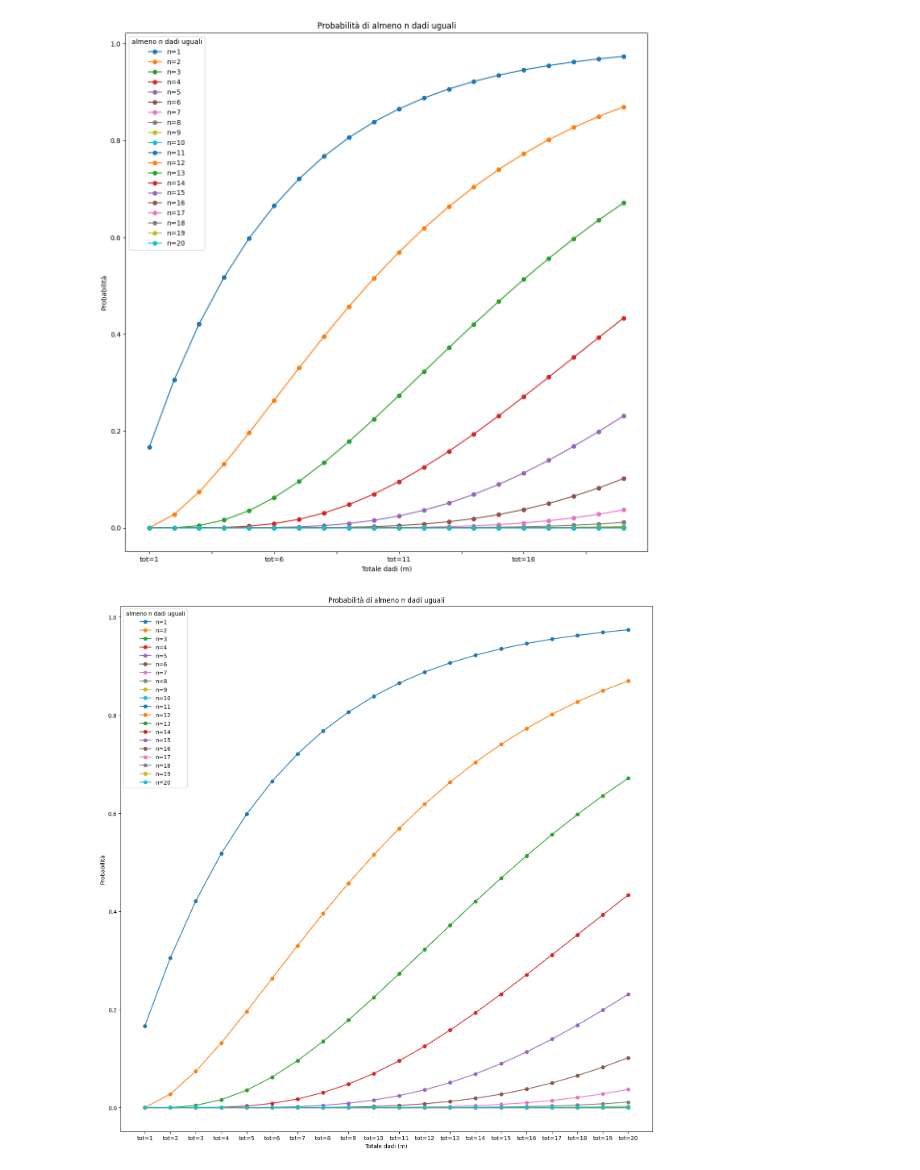
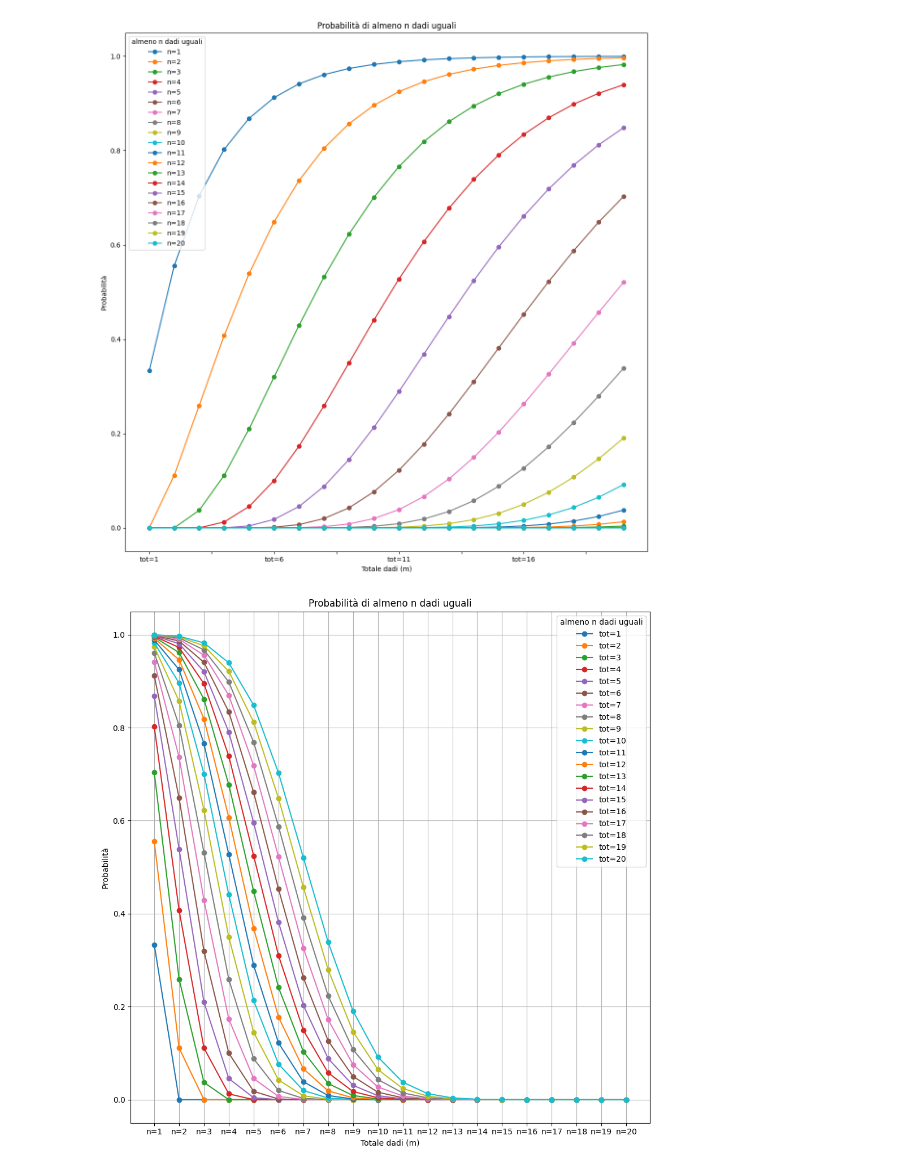
Before and after one commit to MatteoSpoladore/Dadi-perudo, a Jupyter notebook: grafico.ipynb, the cells around one changed output. Saved outputs shown, nothing was run; the diff lists cells and outputs as text; code cells hidden in the pictures.

Commit message:
Update grafico.ipynb and add probability PDFs

```diff
--- a/grafico.ipynb
+++ b/grafico.ipynb
@@ -46,7 +46,7 @@ import pandas as pd
 from math import comb
 
 
-def binomial_probability_at_least(n, m, p=1 / 6):
+def binomial_probability_at_least(n, m, p=2 / 6):
     if n > m:
         return 0
     # Complemento: P(X >= n) = 1 - P(X <= n-1)
@@ -91,20 +91,20 @@ plt.ylabel("Probabilità")
 plt.legend(title="almeno n dadi uguali")
 plt.show()
 # %% [output]
-[figure, old version]
+[figure, new version]
 # %%
-ax = df.plot(figsize=(14, 14), marker="o")
+ax = df.transpose().plot(figsize=(10, 10), marker="o")
 
 # Use numeric positions for ticks
 ax.set_xticks(range(len(df)))
-ax.set_xticklabels(df.index)
+ax.set_xticklabels(df.columns)
 
 plt.title("Probabilità di almeno n dadi uguali")
 plt.xlabel("Totale dadi (m)")
 plt.ylabel("Probabilità")
 plt.legend(title="almeno n dadi uguali")
-
+plt.grid()
 plt.tight_layout()
 plt.show()
 # %% [output]
-[figure, old version]
+[figure, new version]
```
Also changed, not shown: parts of 2 cells of this notebook, 2 other files.
